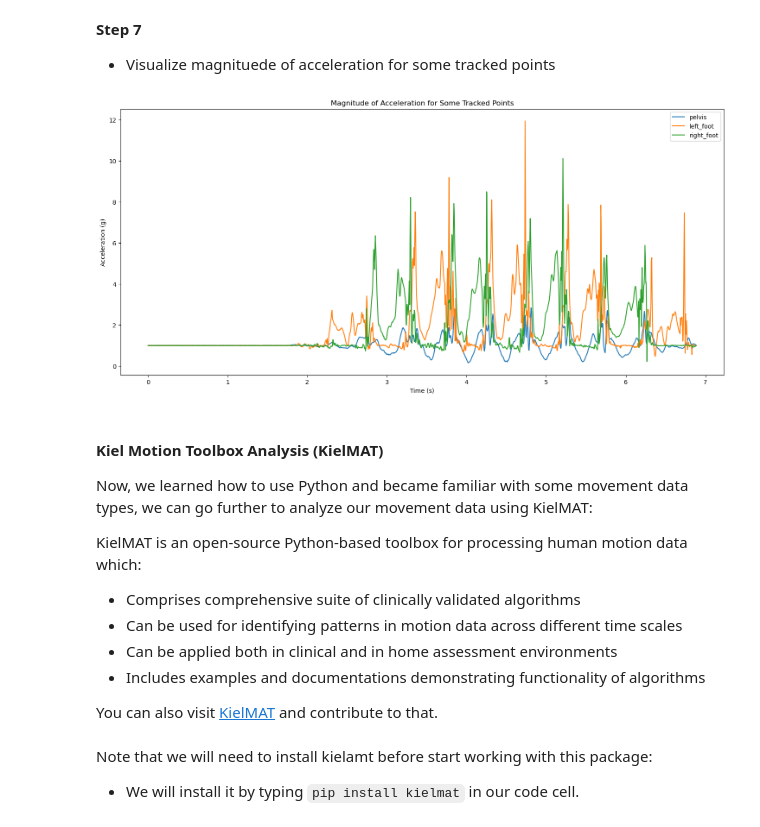
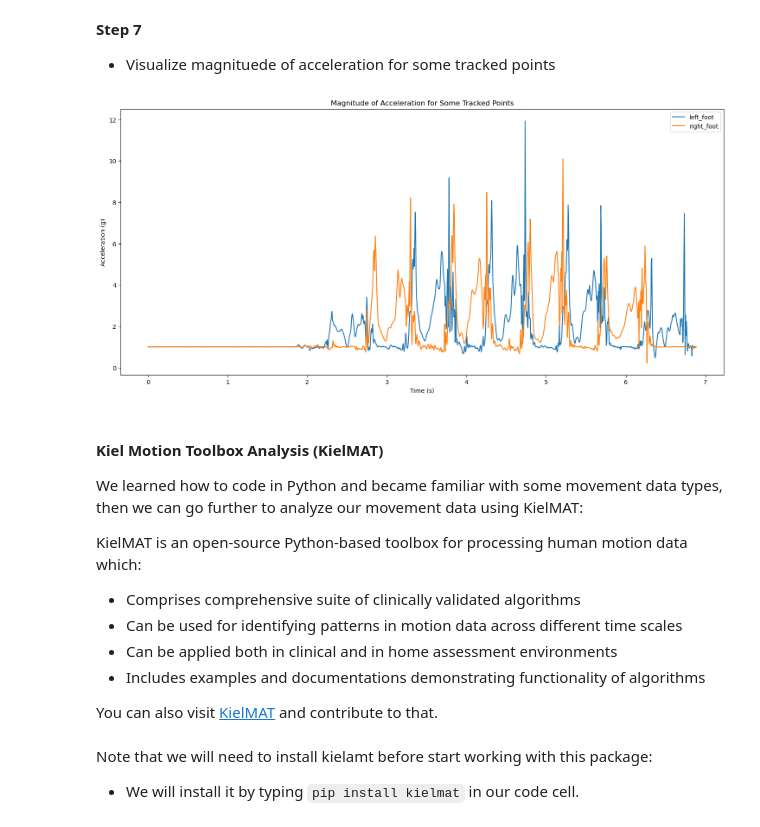
Before and after one commit to neurogeriatricskiel/gamma_2024, a Jupyter notebook: notebooks/gamma_ws3_python_programming.ipynb, the cells around one changed output. Drawn from its saved outputs; the diff is of its cells as text; code cells hidden in the pictures.

```diff
--- a/notebooks/gamma_ws3_python_programming.ipynb
+++ b/notebooks/gamma_ws3_python_programming.ipynb
@@ -971,12 +980,6 @@ channel_names = df_channel["name"].values
 
 # Print the extracted channel names
 print(channel_names)
-
-# This ensures that we only keep the relevant IMU data associated with the specified channels
-df_data = df_data[channel_names]
-
-# Print the filtered DataFrame to verify that it contains only the desired columns
-print(df_data)
 # %% [output]
 ['head_ACCEL_x' 'head_ACCEL_y' 'head_ACCEL_z' 'head_GYRO_x' 'head_GYRO_y'
  'head_GYRO_z' 'head_MAGN_x' 'head_MAGN_y' 'head_MAGN_z' 'sternum_ACCEL_x'
@@ -1004,7 +1007,7 @@ imu_data_dict = {}
 
 # Store the filtered IMU data DataFrame in the dictionary under the key "imu"
 # This allows for easy access to the IMU data later in the analysis
-imu_data_dict["imu"] = df_data
+imu_data_dict = df_data
 
 # Print the dictionary to verify that it contains the IMU data
 print(imu_data_dict)
@@ -1032,7 +1035,7 @@ imu_channels_dict = {}
 
 # Store the IMU channel DataFrame in the dictionary under the key "imu"
 # This organization helps in accessing the channel information later in the analysis
-imu_channels_dict["imu"] = df_channel
+imu_channels_dict = df_channel
 
 # Print the dictionary to verify that it contains the IMU channel information
 print(imu_channels_dict)
@@ -1061,7 +1064,7 @@ Now both `imu_data_dict` and `imu_channel_dict` are dictionaries, where the keys
 - Extract Sampling Frequency
 # %%
 # Step 1: Filter the rows to only include those where the tracked point is 'pelvis'
-pelvis_data = imu_channels_dict['imu'][imu_channels_dict['imu']['tracked_point'] == 'pelvis']
+pelvis_data = imu_channels_dict[imu_channels_dict['tracked_point'] == 'pelvis']
 print(f"Pelvis data:", pelvis_data)
 
 # Step 2: Select the 'sampling_frequency' column from the filtered data
@@ -1130,36 +1110,36 @@ print(tracked_points)
 - Visualize magnituede of acceleration for some tracked points
 # %%
 # Define the body segments of interest for plotting
-desired_tracked_points = ["pelvis", "left_foot", "right_foot"]
+desired_tracked_points = ["left_foot", "right_foot"]
 
 # Set up the plot
 plt.figure(figsize=(18, 8))
 
 # Loop over each body segment and plot the acceleration magnitude
 for tracked_point in desired_tracked_points:
     # Retrieve the acceleration components for x, y, and z axes
-    acc_x = imu_data_dict["imu"][f"{tracked_point}_ACCEL_x"]
-    acc_y = imu_data_dict["imu"][f"{tracked_point}_ACCEL_y"]
-    acc_z = imu_data_dict["imu"][f"{tracked_point}_ACCEL_z"]
+    acc_x = imu_data_dict[f"{tracked_point}_ACCEL_x"]
+    acc_y = imu_data_dict[f"{tracked_point}_ACCEL_y"]
+    acc_z = imu_data_dict[f"{tracked_point}_ACCEL_z"]
 
     # Calculate the acceleration magnitude using the norm of the x, y, and z components
     acc_mag = np.linalg.norm([acc_x, acc_y, acc_z], axis=0)
 
     # Plot the data
     plt.plot(np.arange(len(acc_mag)) / sampling_frequency, acc_mag, label=tracked_point)
 
 # Add labels, title, and legend to the plot
 plt.xlabel("Time (s)")
-plt.ylabel(f"Acceleration ({mapping_type_units['ACCEL']})")
+plt.ylabel(f"Acceleration (g)")
 plt.title("Magnitude of Acceleration for Some Tracked Points")
 plt.legend()
 plt.show()
 # %% [output]
-[figure, old version]
+[figure, new version]
 # %% [markdown]
 #### Kiel Motion Toolbox Analysis (KielMAT)
 
-Now, we learned how to use Python and became familiar with some movement data types, we can go further to analyze our movement data using KielMAT:
+We learned how to code in Python and became familiar with some movement data types, then we can go further to analyze our movement data using KielMAT:
 
 KielMAT is an open-source Python-based toolbox for processing human motion data which:
   - Comprises comprehensive suite of clinically validated algorithms
```
Also changed, not shown: parts of 40 cells of this notebook, 1 other file.
